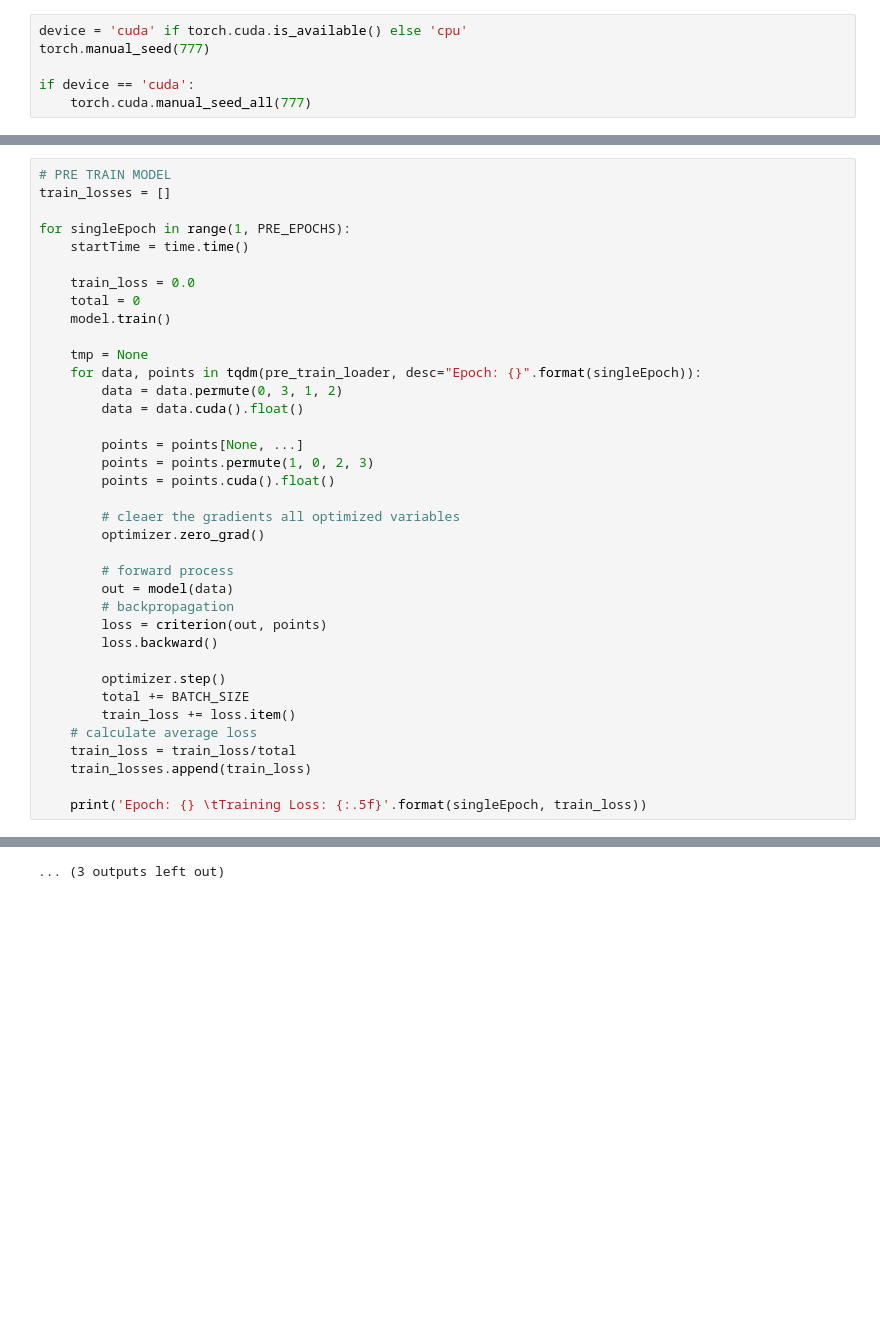
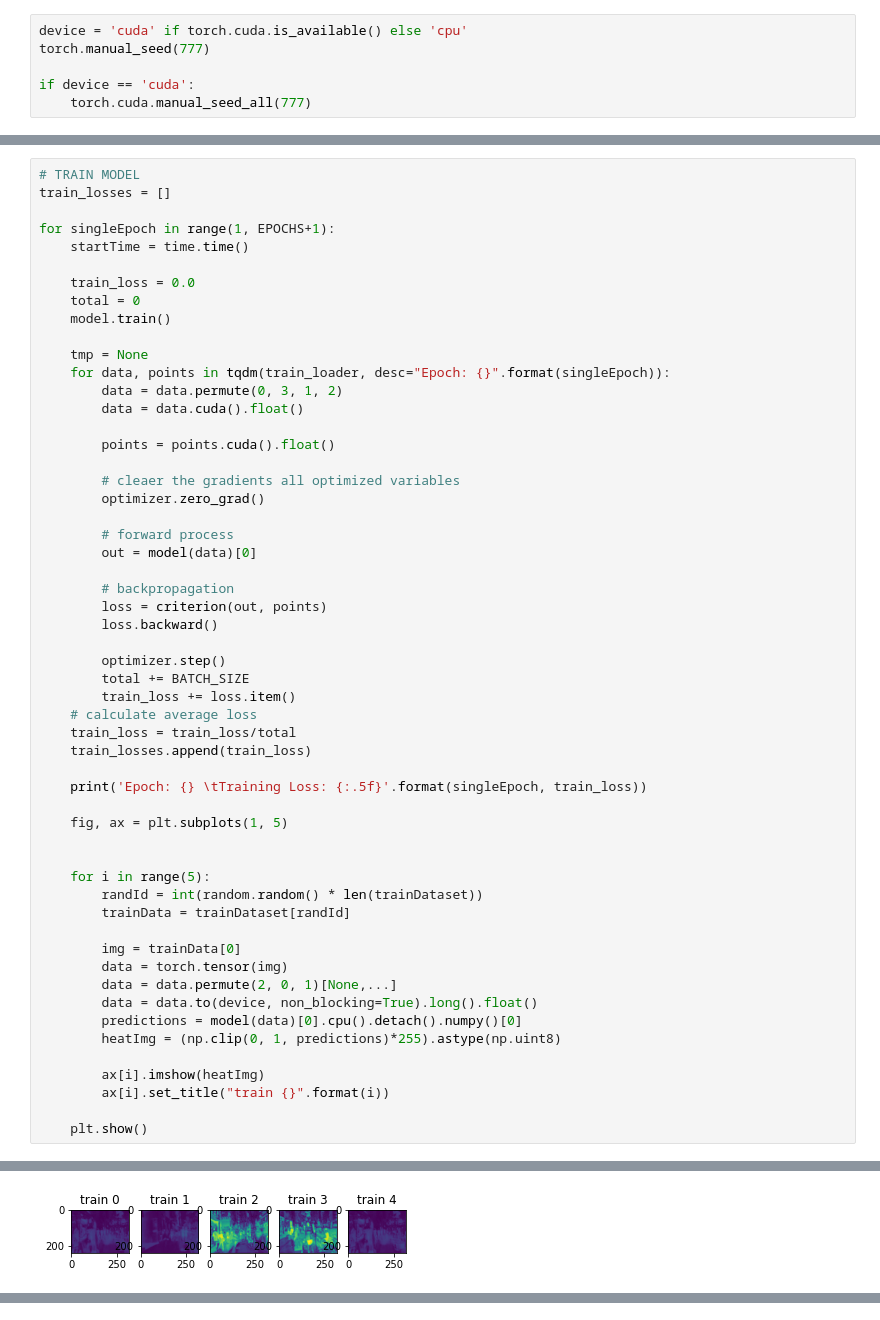
Before and after one commit to yunminjin2/HAF, a Jupyter notebook: train.ipynb, the cells around one changed output, grey strips where cells are left out. Drawn from its saved outputs; the diff is of its cells as text; blank space fills up the shorter version.

```diff
--- a/train.ipynb
+++ b/train.ipynb
@@ -164,9 +170,9 @@ Estimated Total Size (MB): 121.93
 ----------------------------------------------------------------
 # %%
-# PRE TRAIN MODEL
+# TRAIN MODEL
 train_losses = []
 
-for singleEpoch in range(1, PRE_EPOCHS):
+for singleEpoch in range(1, EPOCHS+1):
     startTime = time.time()
 
     train_loss = 0.0
@@ -174,19 +180,18 @@ for singleEpoch in range(1, PRE_EPOCHS):
     model.train()
 
     tmp = None
-    for data, points in tqdm(pre_train_loader, desc="Epoch: {}".format(singleEpoch)):
+    for data, points in tqdm(train_loader, desc="Epoch: {}".format(singleEpoch)):
         data = data.permute(0, 3, 1, 2)
         data = data.cuda().float()
 
-        points = points[None, ...]
-        points = points.permute(1, 0, 2, 3)
         points = points.cuda().float()
 
         # cleaer the gradients all optimized variables
         optimizer.zero_grad()
 
         # forward process
-        out = model(data)
+        out = model(data)[0]
+
         # backpropagation
         loss = criterion(out, points)
         loss.backward()
@@ -199,4 +204,23 @@ for singleEpoch in range(1, PRE_EPOCHS):
     train_losses.append(train_loss)
 
     print('Epoch: {} \tTraining Loss: {:.5f}'.format(singleEpoch, train_loss))
+
+    fig, ax = plt.subplots(1, 5)
+
+
+    for i in range(5):
+        randId = int(random.random() * len(trainDataset))
+        trainData = trainDataset[randId]
+
+        img = trainData[0]
+        data = torch.tensor(img)
+        data = data.permute(2, 0, 1)[None,...]
+        data = data.to(device, non_blocking=True).long().float()
+        predictions = model(data)[0].cpu().detach().numpy()[0]
+        heatImg = (np.clip(0, 1, predictions)*255).astype(np.uint8)
+
+        ax[i].imshow(heatImg)
+        ax[i].set_title("train {}".format(i))
+
+    plt.show()
 # %% [output]
@@ -203,0 +228 @@ Epoch: 1        Training Loss: 40.40835
+[figure, added]
@@ -215 +239,0 @@ Epoch: 12       Training Loss: 40.34438
-... (3 outputs left out)
```
Also changed, not shown: parts of 12 cells of this notebook, 5 other files.
